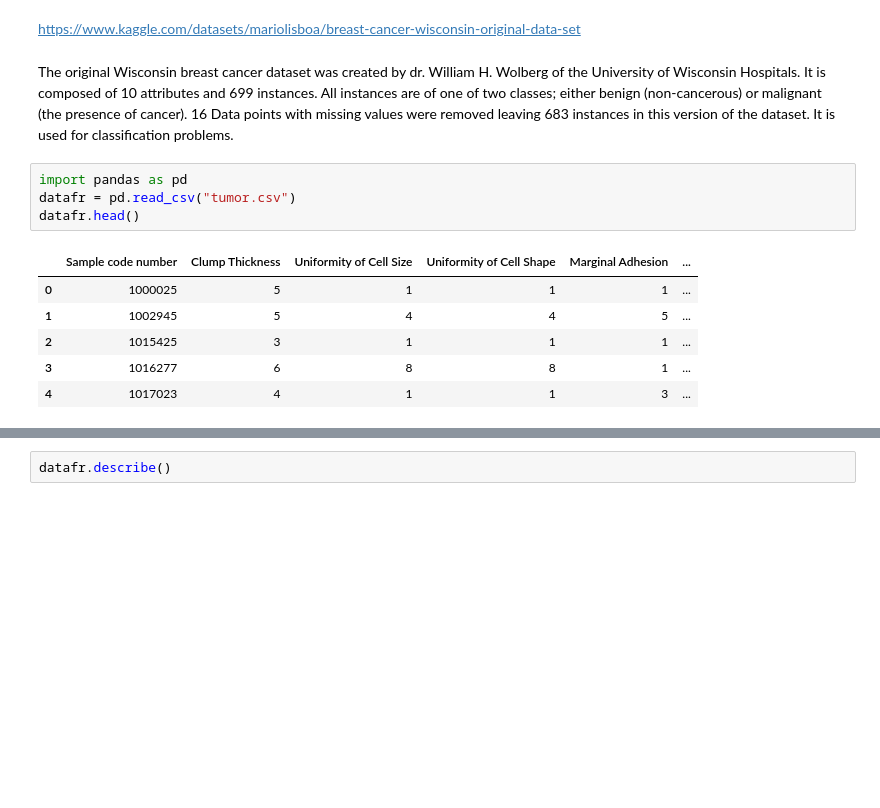
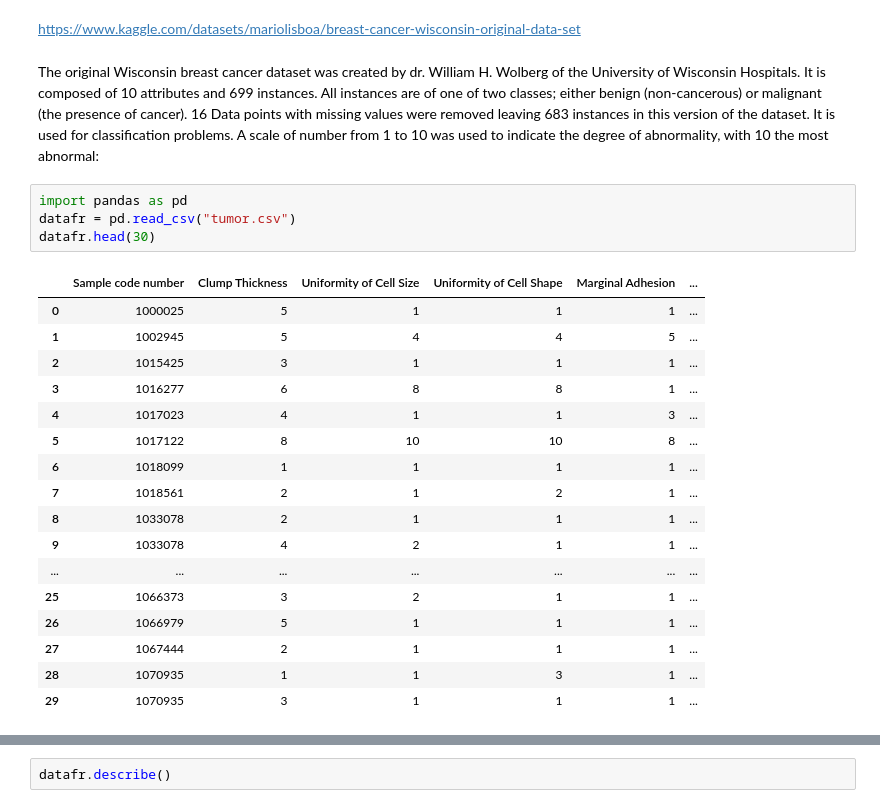
Before and after one commit to Ruairi8/ProgDAProject2, a Jupyter notebook: file1.ipynb, the cells around one changed output, grey strips where cells are left out. Drawn from its saved outputs; the diff is of its cells as text; blank space fills up the shorter version.

```diff
--- a/file1.ipynb
+++ b/file1.ipynb
@@ -3,18 +3,29 @@
 # %% [markdown]
 https://www.kaggle.com/datasets/mariolisboa/breast-cancer-wisconsin-original-data-set
 # %% [markdown]
-The original Wisconsin breast cancer dataset was created by dr. William H. Wolberg of the University of Wisconsin Hospitals. It is composed of 10 attributes and 699 instances. All instances are of one of two classes; either benign (non-cancerous) or malignant (the presence of cancer). 16 Data points with missing values were removed leaving 683 instances in this version of the dataset. It is used for classification problems.
+The original Wisconsin breast cancer dataset was created by dr. William H. Wolberg of the University of Wisconsin Hospitals. It is composed of 10 attributes and 699 instances. All instances are of one of two classes; either benign (non-cancerous) or malignant (the presence of cancer). 16 Data points with missing values were removed leaving 683 instances in this version of the dataset. It is used for classification problems. A scale of number from 1 to 10 was used to indicate the degree of abnormality, with 10 the most abnormal:
 # %%
 import pandas as pd
 datafr = pd.read_csv("tumor.csv")
-datafr.head()
+datafr.head(30)
 # %% [output]
 |  | Sample code number | Clump Thickness | Uniformity of Cell Size | Uniformity of Cell Shape | Marginal Adhesion | ... |
 | 0 | 1000025 | 5 | 1 | 1 | 1 | ... |
 | 1 | 1002945 | 5 | 4 | 4 | 5 | ... |
 | 2 | 1015425 | 3 | 1 | 1 | 1 | ... |
 | 3 | 1016277 | 6 | 8 | 8 | 1 | ... |
 | 4 | 1017023 | 4 | 1 | 1 | 3 | ... |
+| 5 | 1017122 | 8 | 10 | 10 | 8 | ... |
+| 6 | 1018099 | 1 | 1 | 1 | 1 | ... |
+| 7 | 1018561 | 2 | 1 | 2 | 1 | ... |
+| 8 | 1033078 | 2 | 1 | 1 | 1 | ... |
+| 9 | 1033078 | 4 | 2 | 1 | 1 | ... |
+| ... | ... | ... | ... | ... | ... | ... |
+| 25 | 1066373 | 3 | 2 | 1 | 1 | ... |
+| 26 | 1066979 | 5 | 1 | 1 | 1 | ... |
+| 27 | 1067444 | 2 | 1 | 1 | 1 | ... |
+| 28 | 1070935 | 1 | 1 | 3 | 1 | ... |
+| 29 | 1070935 | 3 | 1 | 1 | 1 | ... |
 # %%
 datafr.dtypes
 # %% [output]
```
Also changed, not shown: parts of 13 cells of this notebook.
